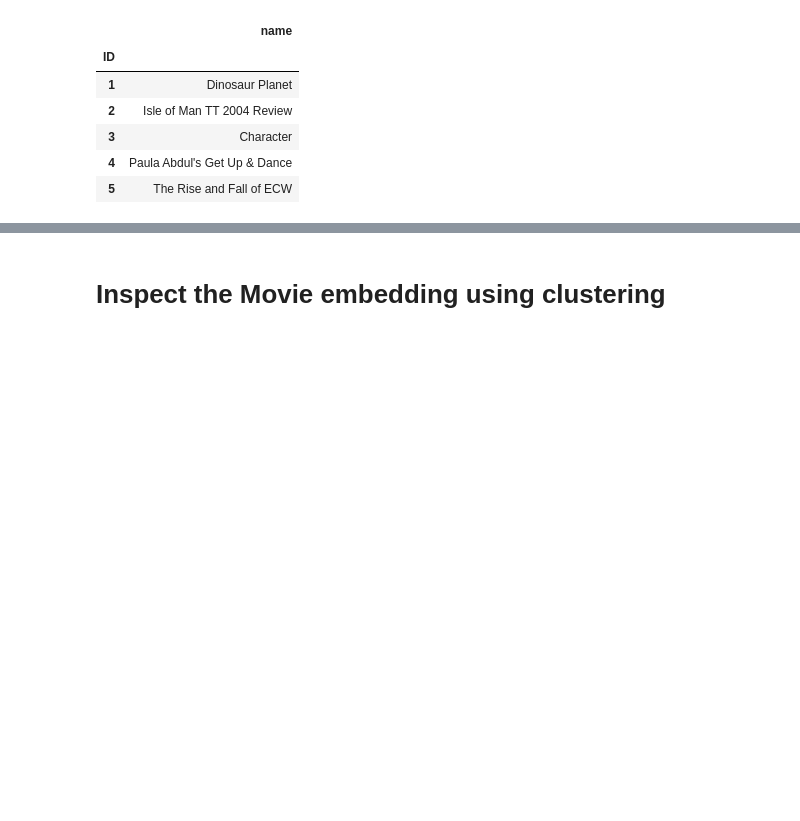
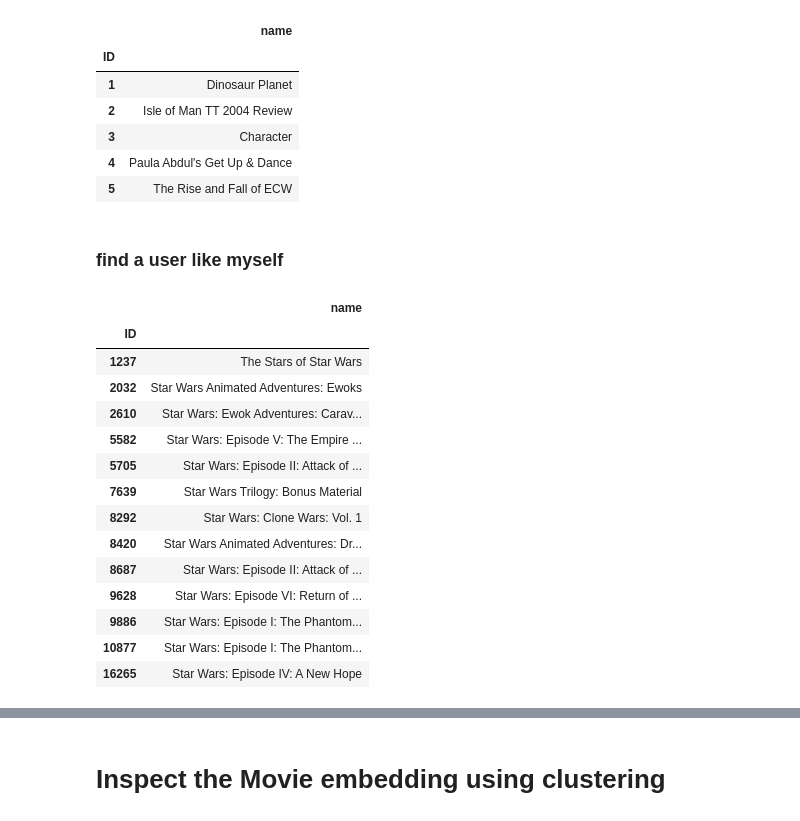
Before and after one commit to noamzbr/netflix_embedding, a Jupyter notebook: netflix_embedding_layer.ipynb, the cells around one changed output, grey strips where cells are left out. Saved outputs shown, nothing was run; the diff lists cells and outputs as text; code cells hidden in the pictures; blank space fills up the shorter version.

```diff
--- a/netflix_embedding_layer.ipynb
+++ b/netflix_embedding_layer.ipynb
@@ -351,3 +356,24 @@ def movie_per_user(model, user_id):
     vfunc = np.vectorize(lambda x: inv_transforming_movie[x])
     highest_ranked_idx = vfunc(highest_ranked_counter)
     return movie_titles_df.loc[highest_ranked_idx.reshape(-1), :]
+# %% [markdown]
+### find a user like myself
+# %%
+star_wars_movies = movie_titles_df.iloc[[i for i,name in enumerate(movie_titles_df.name.values) if 'Star Wars' in name],: ]
+star_wars_movies
+# %% [output]
+|  | name |
+| ID |  |
+| 1237 | The Stars of Star Wars |
+| 2032 | Star Wars Animated Adventures: Ewoks |
+| 2610 | Star Wars: Ewok Adventures: Carav... |
+| 5582 | Star Wars: Episode V: The Empire ... |
+| 5705 | Star Wars: Episode II: Attack of ... |
+| 7639 | Star Wars Trilogy: Bonus Material |
+| 8292 | Star Wars: Clone Wars: Vol. 1 |
+| 8420 | Star Wars Animated Adventures: Dr... |
+| 8687 | Star Wars: Episode II: Attack of ... |
+| 9628 | Star Wars: Episode VI: Return of ... |
+| 9886 | Star Wars: Episode I: The Phantom... |
+| 10877 | Star Wars: Episode I: The Phantom... |
+| 16265 | Star Wars: Episode IV: A New Hope |
```
Also changed, not shown: parts of 34 cells of this notebook.
